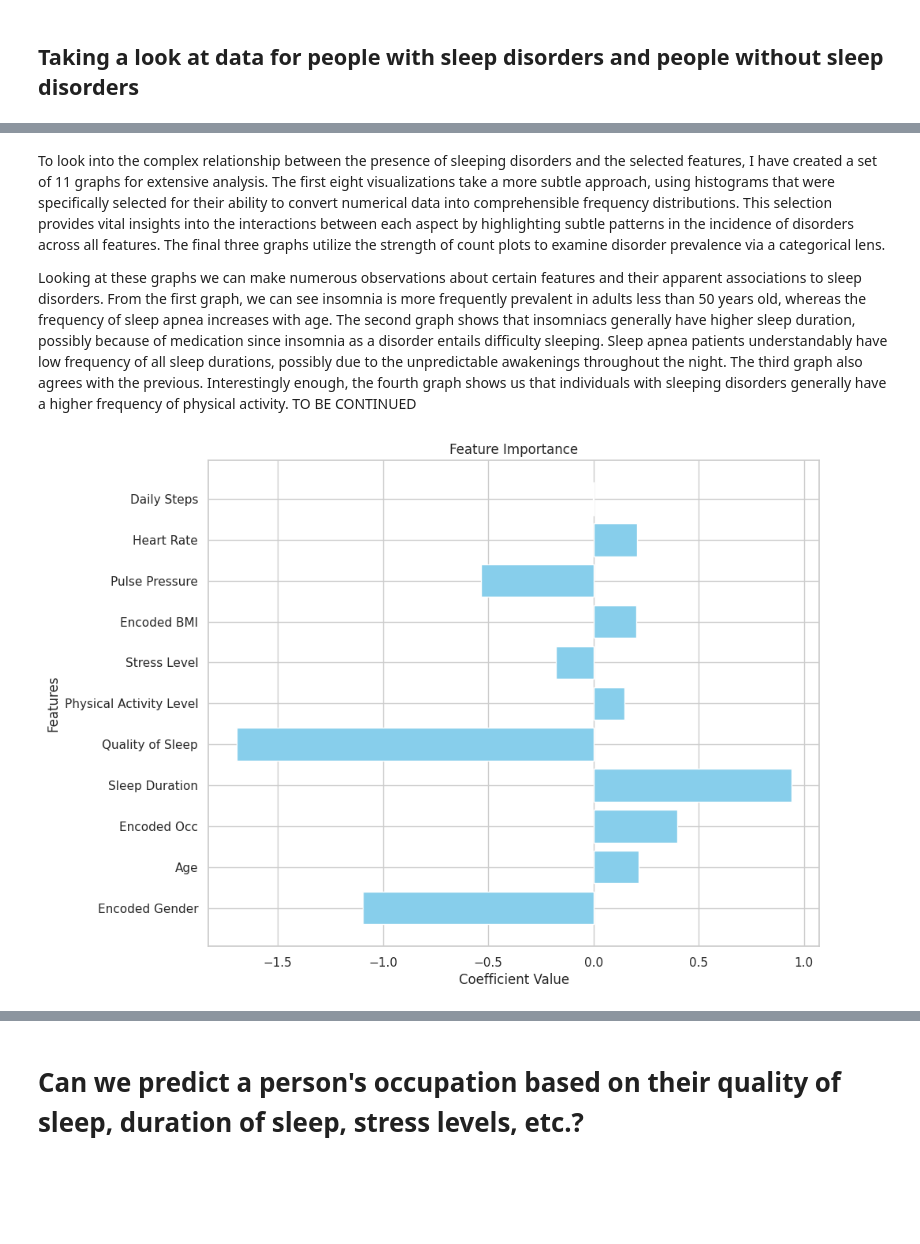
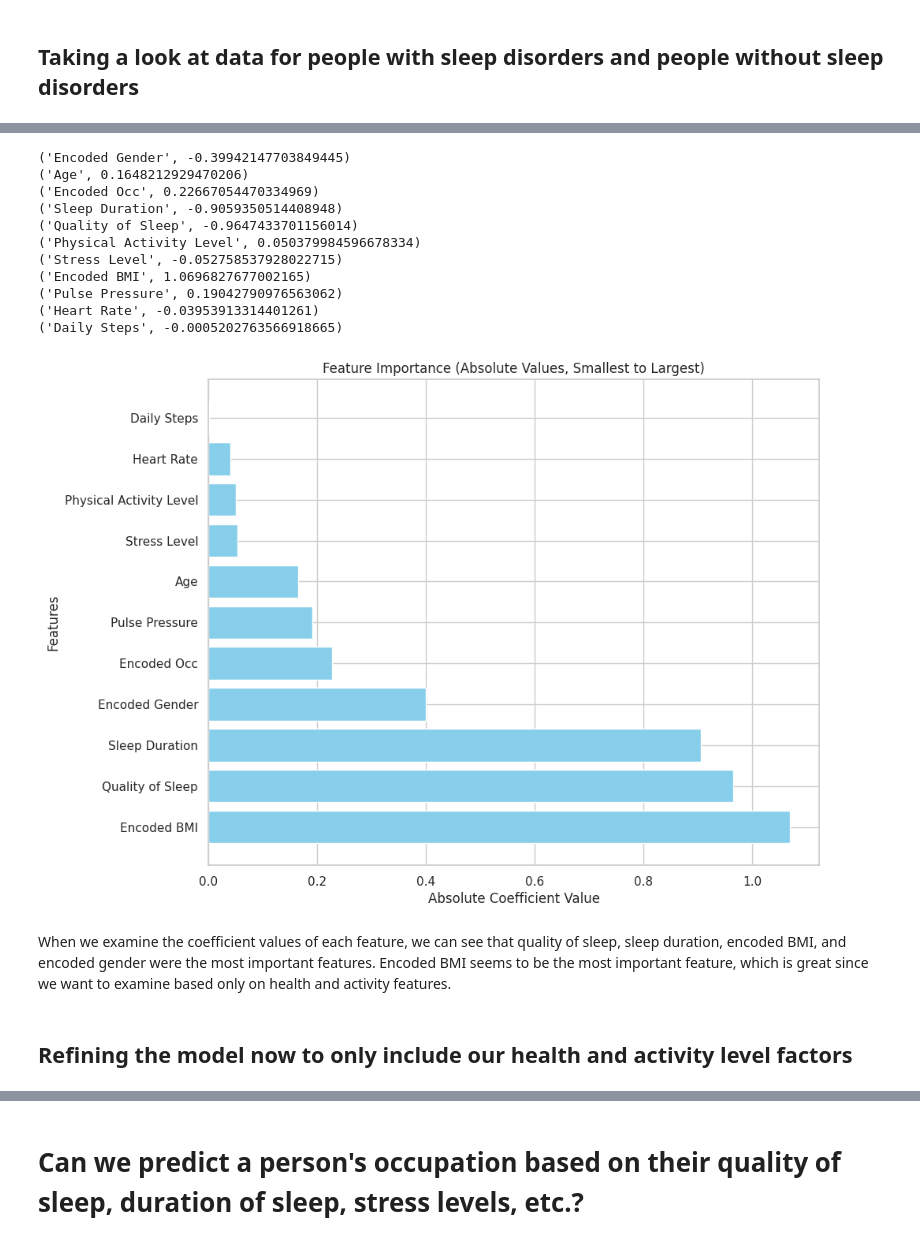
Before and after one commit to smarrapu05/stat315final, a Jupyter notebook: notebook.ipynb, the cells around one changed output, grey strips where cells are left out. Cells and saved outputs as stored; diff of their text form; code cells hidden in the pictures; blank space fills up the shorter version.

```diff
--- a/notebook.ipynb
+++ b/notebook.ipynb
@@ -183,3 +396,23 @@ plt.show()
+# %%
+from sklearn.model_selection import train_test_split
+from sklearn.linear_model import LogisticRegression
+from sklearn.metrics import accuracy_score
+from sklearn.preprocessing import LabelEncoder
+
+# Encoding the categorical variables so that we can represent them as numeric variables with sklearn's LabelEncoder
+label_encoder = LabelEncoder()
+
+# Since the specific order of occupation and gender do not matter, we can use the LabelEncoder from sklearn.
+sleep_data['Encoded Occ'] = label_encoder.fit_transform(sleep_data['Occupation'])
+
+sleep_data['Encoded Gender'] = label_encoder.fit_transform(sleep_data['Gender'])
+
+# However, the LabelEncoder goes alphabetically, so in the case of BMI category, where order does matter, we want to make sure that we specify the correct order.
+categories_in_order = ["Normal", "Overweight", "Obese"]
+# Custom mapping to ensure 'Obese' is coded as 2 and 'Overweight' as 1
+custom_bmi_mapping = {"Normal": 0, "Overweight": 1, "Obese": 2}
+
+sleep_data['Encoded BMI'] = sleep_data['BMI Category'].map(custom_bmi_mapping)
 # %%
 from sklearn.model_selection import train_test_split
 from sklearn.linear_model import LogisticRegression
@@ -320,26 +492,45 @@ for feature in categorical_features:
-# %% [markdown]
-To look into the complex relationship between the presence of sleeping disorders and the selected features, I have created a set of 11 graphs for extensive analysis. The first eight visualizations take a more subtle approach, using histograms that were specifically selected for their ability to convert numerical data into comprehensible frequency distributions. This selection provides vital insights into the interactions between each aspect by highlighting subtle patterns in the incidence of disorders across all features. The final three graphs utilize the strength of count plots to examine disorder prevalence via a categorical lens.
-
-Looking at these graphs we can make numerous observations about certain features and their apparent associations to sleep disorders. From the first graph, we can see insomnia is more frequently prevalent in adults less than 50 years old, whereas the frequency of sleep apnea increases with age. The second graph shows that insomniacs generally have higher sleep duration, possibly because of medication since insomnia as a disorder entails difficulty sleeping. Sleep apnea patients understandably have low frequency of all sleep durations, possibly due to the unpredictable awakenings throughout the night. The third graph also agrees with the previous. Interestingly enough, the fourth graph shows us that individuals with sleeping disorders generally have a higher frequency of physical activity. TO BE CONTINUED
 # %%
 import matplotlib.pyplot as plt
 
-# Find correlation cooefficients for each feature
-coefficients = model.coef_
+# Find correlation coefficients for each feature of our model predicting any sleep disorder
+coefficients = model1.coef_
 coefficients = coefficients[0].tolist()
-feature_names = X_train.columns.tolist()
+feature_names = X_train1.columns.tolist()
 feature_coefficients = zip(feature_names, coefficients)
 
-# Filter out 'Disorder Present' from feature names and its corresponding coefficient
-filtered_feature_names = [name for name in X_train.columns if name != "Disorder Present"]
-filtered_coefficients = [coef for name, coef in zip(X_train.columns, model.coef_[0]) if name != "Disorder Present"]
+for item in feature_coefficients:
+    print(item)
 
-# Plotting the feature importance
+# Taking absolute values of coefficients for graphing
+abs_coefficients = [abs(coef) for coef in coefficients]
+
+# Creating a dictionary of feature names and their absolute coefficients
+feature_abs_coefficients = dict(zip(feature_names, abs_coefficients))
+
+# Sorting the dictionary by values (absolute coefficients) in descending order
+sorted_feature_abs_coefficients = dict(sorted(feature_abs_coefficients.items(), key=lambda item: item[1], reverse=True))
+
+# Plotting the feature importance with absolute values, sorted from largest to smallest
 plt.figure(figsize=(10, 8))
-plt.barh(filtered_feature_names, filtered_coefficients, color='skyblue')
-plt.xlabel('Coefficient Value')
+plt.barh(list(sorted_feature_abs_coefficients.keys()), list(sorted_feature_abs_coefficients.values()), color='skyblue')
+plt.xlabel('Absolute Coefficient Value')
 plt.ylabel('Features')
-plt.title('Feature Importance')
+plt.title('Feature Importance (Absolute Values, Smallest to Largest)')
 plt.show()
 # %% [output]
+('Encoded Gender', -0.39942147703849445)
+('Age', 0.1648212929470206)
+('Encoded Occ', 0.22667054470334969)
+('Sleep Duration', -0.9059350514408948)
+('Quality of Sleep', -0.9647433701156014)
+('Physical Activity Level', 0.050379984596678334)
+('Stress Level', -0.052758537928022715)
+('Encoded BMI', 1.0696827677002165)
+('Pulse Pressure', 0.19042790976563062)
+('Heart Rate', -0.03953913314401261)
+('Daily Steps', -0.0005202763566918665)
-[figure, old version]
+[figure, new version]
+# %% [markdown]
+When we examine the coefficient values of each feature, we can see that quality of sleep, sleep duration, encoded BMI, and encoded gender were the most important features. Encoded BMI seems to be the most important feature, which is great since we want to examine based only on health and activity features.
+# %% [markdown]
+## Refining the model now to only include our health and activity level factors
```
Also changed, not shown: parts of 64 cells of this notebook, 2 other files.
